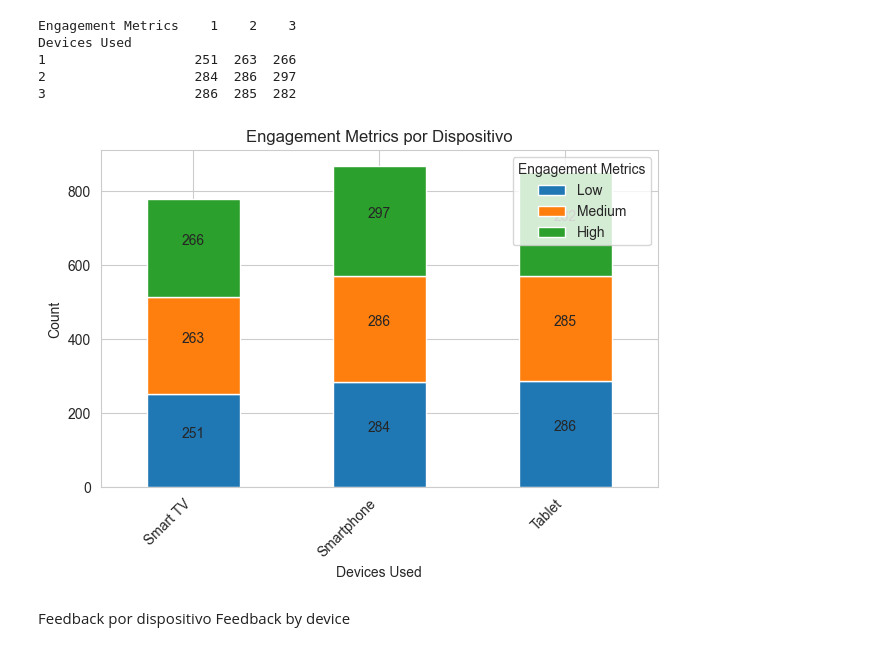
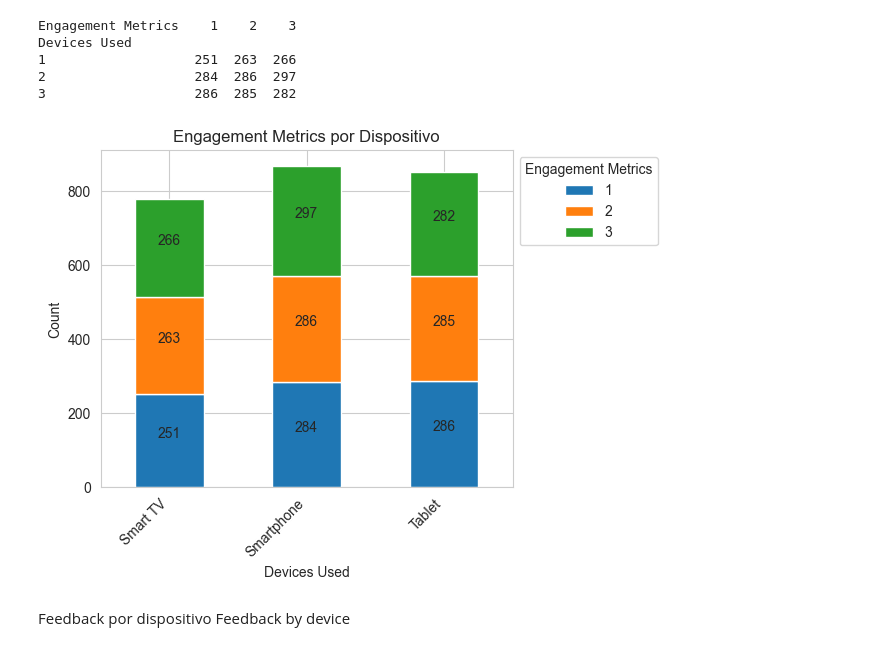
Before and after one commit to RafaelEliaas/PrimeVideoAnalysis, a Jupyter notebook: PrimeVideoAnalysis.ipynb, the cells around one changed output. Saved outputs shown, nothing was run; the diff lists cells and outputs as text; code cells hidden in the pictures.

```diff
--- a/PrimeVideoAnalysis.ipynb
+++ b/PrimeVideoAnalysis.ipynb
@@ -319,31 +319,33 @@ Devices Used
 # %%
 resultado_plot = resultado.copy()
 
 resultado_plot.index = ['Smart TV', 'Smartphone', 'Tablet']
 
 ax = resultado_plot.plot(kind='bar', stacked=True)
 plt.xlabel('Devices Used')
 plt.ylabel('Count')
 plt.title('Engagement Metrics por Dispositivo')
 
 new_labels = {'1': 'Low', '2': 'Medium', '3': 'High'}
 handles, labels = ax.get_legend_handles_labels()
 new_labels = {old_label: new_labels.get(old_label, old_label) for old_label in labels}
 ax.legend(handles, [new_labels[label] for label in labels], title='Engagement Metrics')
 
 ax.set_xticklabels(resultado_plot.index, rotation=45, ha='right')
 
+plt.legend(title='Engagement Metrics', bbox_to_anchor=(1,1), loc='upper left')
+
 for p in ax.patches:
     width = p.get_width()
     height = p.get_height()
     x, y = p.get_xy()
     ax.annotate(int(height), (x + width / 2, y + height / 2), ha='center', va='center', xytext=(0, 5),
                 textcoords='offset points')
 
 plt.tight_layout()
 plt.show()
 # %% [output]
-[figure, old version]
+[figure, new version]
 # %% [markdown]
 Feedback por dispositivo
 Feedback by device
```
Also changed, not shown: parts of 5 cells of this notebook.
